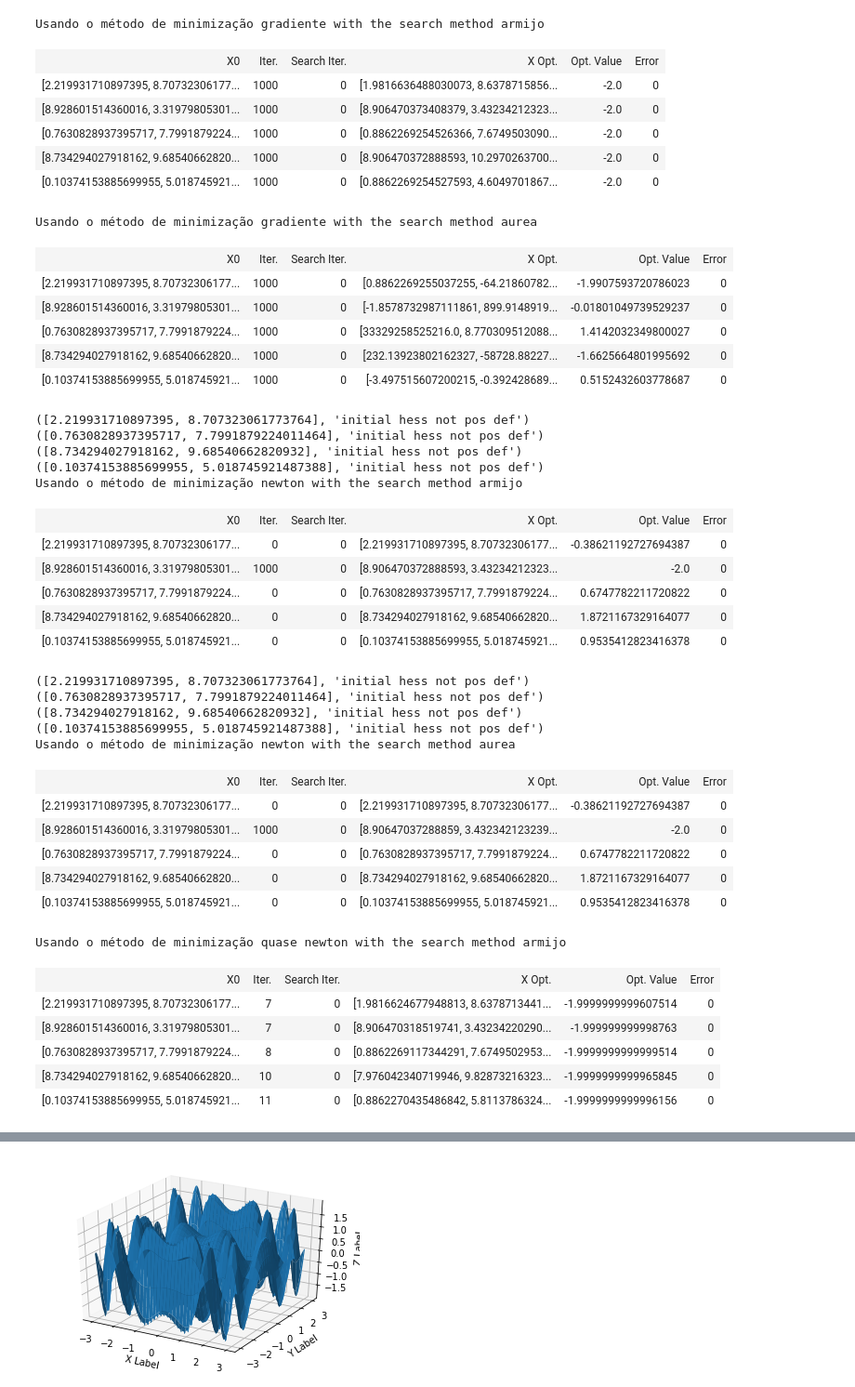
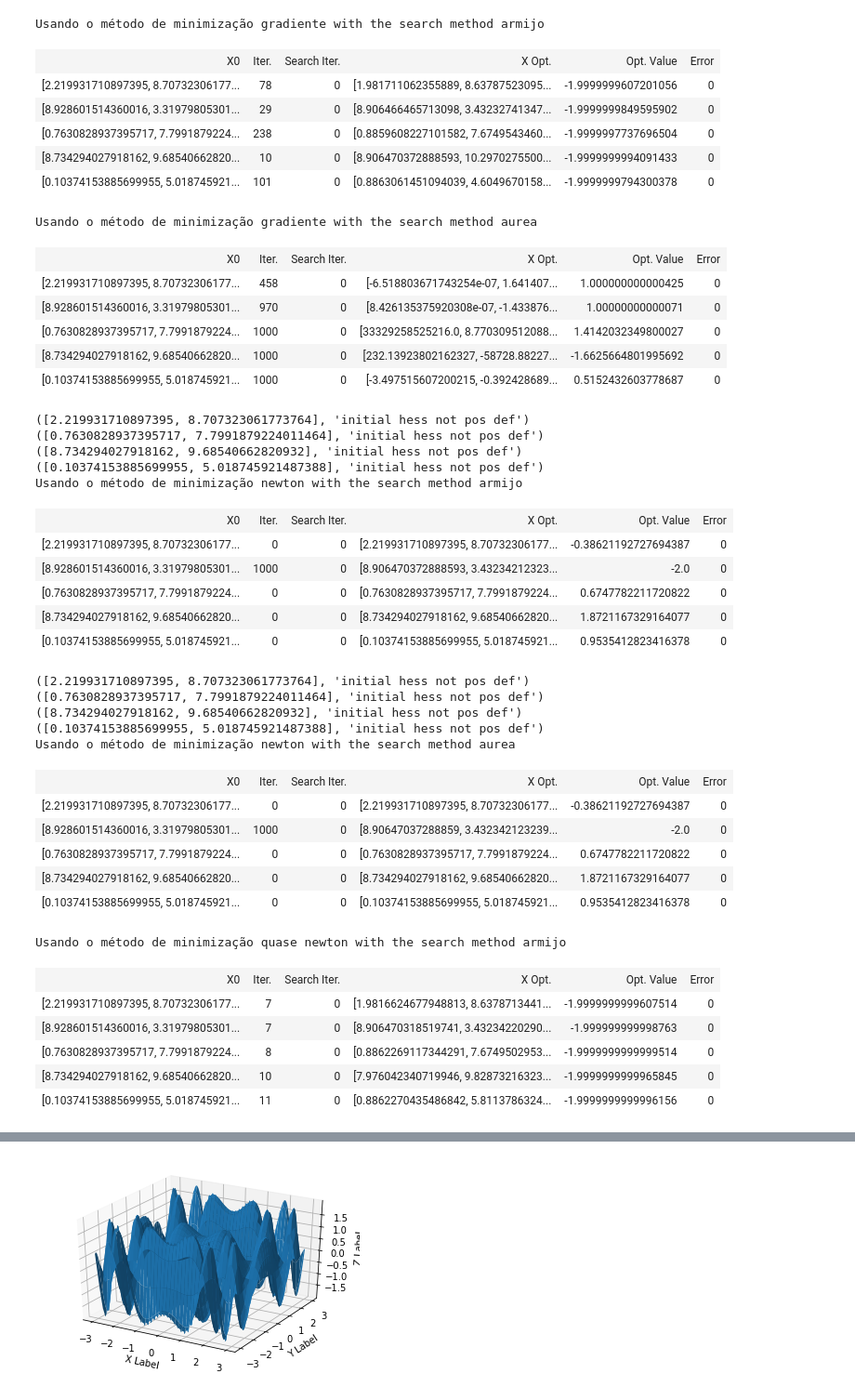
Before and after one commit to Tuniks/non-linear-programming, a Jupyter notebook: Otimização.ipynb, the cells around one changed output, grey strips where cells are left out. Shown at 93% size. Cells and saved outputs as stored; diff of their text form; code cells hidden in the pictures.

```diff
--- a/Otimização.ipynb
+++ b/Otimização.ipynb
@@ -12,7 +12,14 @@ def getFunction(x):
     return r
 
 def is_pos_def(x):
-    return np.all(np.linalg.eigvals(x) > 0)
+    if np.array_equal(x, x.T):
+        try:
+            np.linalg.cholesky(x)
+            return True
+        except np.linalg.LinAlgError:
+            return False
+    else:
+        return False
 
 def getGradient(x):
     a = x[0]
@@ -90,15 +97,19 @@ def minGradient(xi, search):
     it = 0
     x = xi
     grad = getGradient(x)
-    while (it < 1000):
-        if np.count_nonzero(grad) != 0:
-            d = np.array([[-1 * grad[0,0]], [-1 * grad[1,0]]])
+    p = np.array([[10**10],
+                 [10**10]])
+    while (it < 1000
+           and (abs(grad[0,0]) > 10**-15 or abs(grad[1,0]) > 10**-15)
+           and (abs(p[0,0]) > 10**-5 or abs(p[1,0]) > 10**-5)):
+            d = np.array([[-1 * grad[0,0]],
+                          [-1 * grad[1,0]]])
             t = search(x, d)
+            x0 = x
             x = [x[0] + t*d[0,0], x[1] + t*d[1,0]]
+            p = np.array([[x[0] - x0[0], x[1] - x0[1]]]).transpose()
             it = it+1
             grad = getGradient(x)
-        else:
-            break
 
     return x, it
 
@@ -171,42 +182,42 @@ minimization_names = ["gradiente", "newton", "quase newton"]
 search_methods = [armijo, aurea]
 search_names = ["armijo", "aurea"]
 
 for method in minimization_methods:
     for search in search_methods:
         data = [["X0", "Iter.", "Search Iter.", "X Opt.", "Opt. Value", "Error"]]
         for xo in xo_list:
             data.append(getResults(xo, method, search))
 
         print("Usando o método de minimização %s with the search method %s" %(minimization_names[minimization_methods.index(method)], search_names[search_methods.index(search)]))
         display(HTML('<table><tr>{}</tr></table>'.format(
            '</tr><tr>'.join(
                '<td>{}</td>'.format('</td><td>'.join(str(_) for _ in row)) for row in data)
         )))
 
 
 # data = [["X0", "Iter.", "Search Iter.", "X Opt.", "Opt. Value", "Error"],
 #          ["Sun",696000,1989100000],
 #          ["Earth",6371,5973.6],
 #          ["Moon",1737,73.5],
 #          ["Mars",3390,641.85]]
 
 
 # display(HTML('<table><tr>{}</tr></table>'.format(
 #        '</tr><tr>'.join(
 #            '<td>{}</td>'.format('</td><td>'.join(str(_) for _ in row)) for row in data)
 #        )))
 # %% [output]
 Usando o método de minimização gradiente with the search method armijo
 | X0 | Iter. | Search Iter. | X Opt. | Opt. Value | Error |
-| [2.219931710897395, 8.70732306177... | 1000 | 0 | [1.9816636488030073, 8.6378715856... | -2.0 | 0 |
-| [8.928601514360016, 3.31979805301... | 1000 | 0 | [8.906470373408379, 3.43234212323... | -2.0 | 0 |
-| [0.7630828937395717, 7.7991879224... | 1000 | 0 | [0.8862269254526366, 7.6749503090... | -2.0 | 0 |
-| [8.734294027918162, 9.68540662820... | 1000 | 0 | [8.906470372888593, 10.2970263700... | -2.0 | 0 |
-| [0.10374153885699955, 5.018745921... | 1000 | 0 | [0.8862269254527593, 4.6049701867... | -2.0 | 0 |
+| [2.219931710897395, 8.70732306177... | 78 | 0 | [1.981711062355889, 8.63787523095... | -1.9999999607201056 | 0 |
+| [8.928601514360016, 3.31979805301... | 29 | 0 | [8.906466465713098, 3.43232741347... | -1.9999999849595902 | 0 |
+| [0.7630828937395717, 7.7991879224... | 238 | 0 | [0.8859608227101582, 7.6749543460... | -1.9999997737696504 | 0 |
+| [8.734294027918162, 9.68540662820... | 10 | 0 | [8.906470372888593, 10.2970275500... | -1.9999999994091433 | 0 |
+| [0.10374153885699955, 5.018745921... | 101 | 0 | [0.8863061451094039, 4.6049670158... | -1.9999999794300378 | 0 |
 Usando o método de minimização gradiente with the search method aurea
 | X0 | Iter. | Search Iter. | X Opt. | Opt. Value | Error |
-| [2.219931710897395, 8.70732306177... | 1000 | 0 | [0.8862269255037255, -64.21860782... | -1.9907593720786023 | 0 |
-| [8.928601514360016, 3.31979805301... | 1000 | 0 | [-1.8578732987111861, 899.9148919... | -0.01801049739529237 | 0 |
+| [2.219931710897395, 8.70732306177... | 458 | 0 | [-6.518803671743254e-07, 1.641407... | 1.000000000000425 | 0 |
+| [8.928601514360016, 3.31979805301... | 970 | 0 | [8.426135375920308e-07, -1.433876... | 1.00000000000071 | 0 |
 | [0.7630828937395717, 7.7991879224... | 1000 | 0 | [33329258525216.0, 8.770309512088... | 1.4142032349800027 | 0 |
 | [8.734294027918162, 9.68540662820... | 1000 | 0 | [232.13923802162327, -58728.88227... | -1.6625664801995692 | 0 |
 | [0.10374153885699955, 5.018745921... | 1000 | 0 | [-3.497515607200215, -0.392428689... | 0.5152432603778687 | 0 |
```
